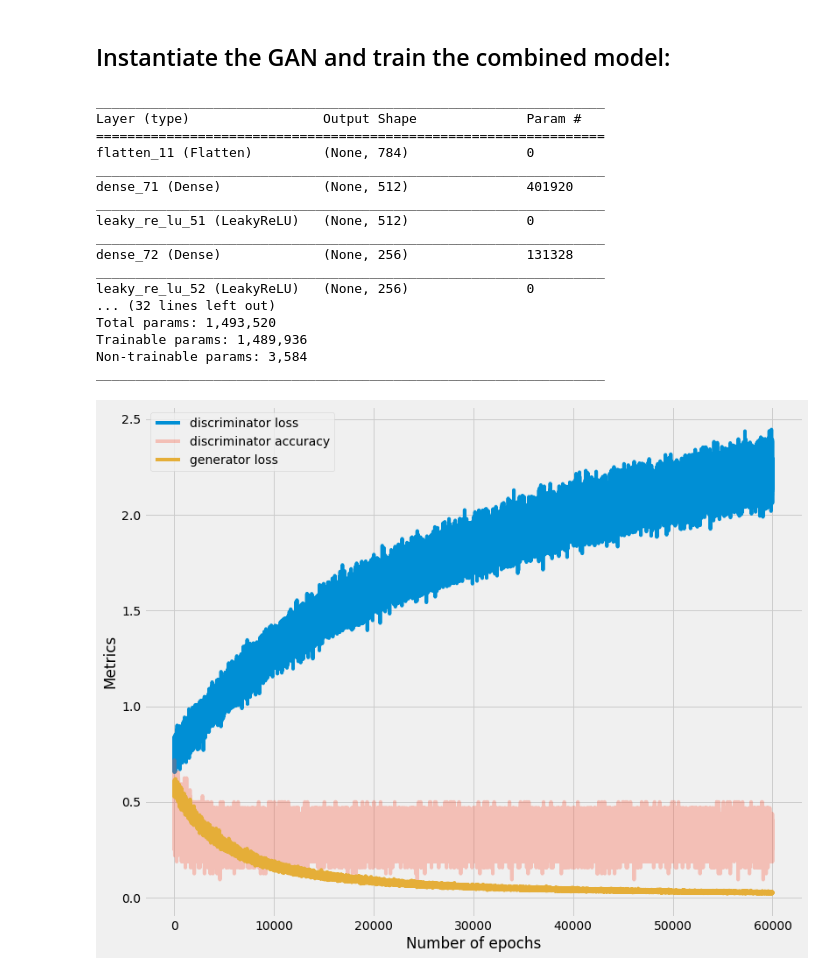
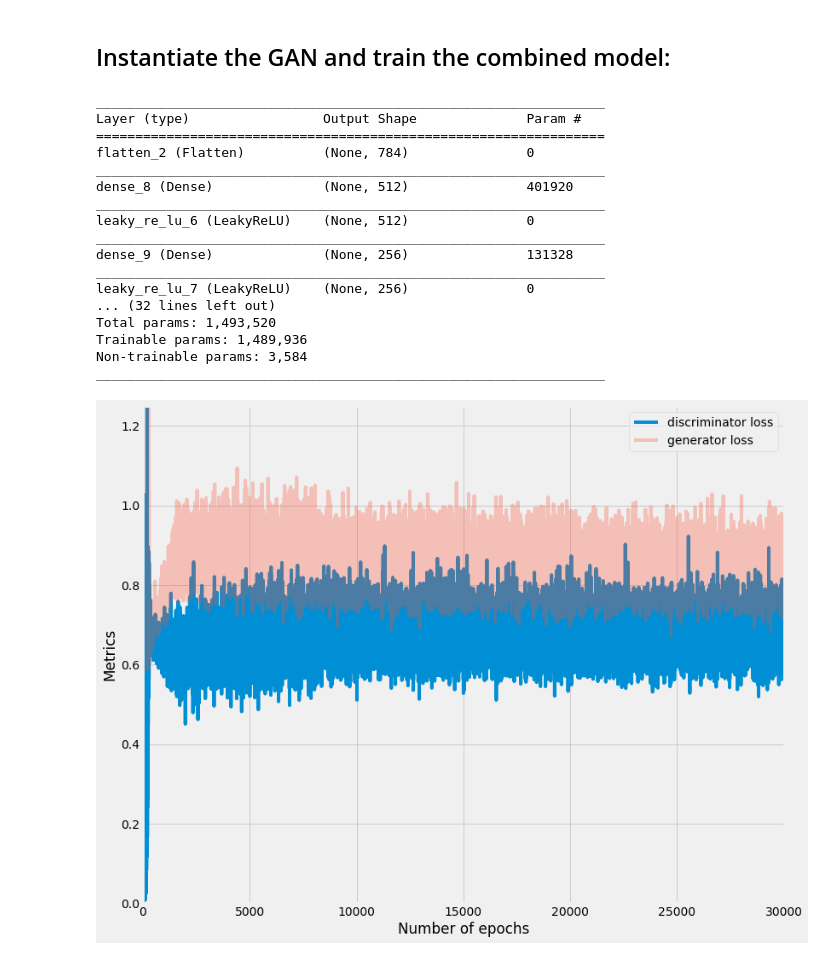
Before and after one commit to ericnewnam/ANNs, a Jupyter notebook: generative_adversarial_network.ipynb, the cells around one changed output. Drawn from its saved outputs; the diff is of its cells as text; code cells hidden in the pictures.

```diff
--- a/generative_adversarial_network.ipynb
+++ b/generative_adversarial_network.ipynb
@@ -50,7 +52,7 @@ class Generative_adversarial_network():
         self.channels = 1
         self.img_shape = (self.img_rows, self.img_cols, self.channels)
 
-        optimizer = Adam(lr=0.0002, epsilon=0.5)
+        optimizer = Adam(0.0002, 0.5)
 
         self.discriminator_acc_list = []
         self.discriminator_loss_list = []
@@ -58,9 +60,6 @@ class Generative_adversarial_network():
 
         # construct field representing the discriminator
         self.discriminator = self.build_discriminator()
-
-        # we will only train the generator with the combined network
-        self.discriminator.trainable = False
         self.discriminator.compile(loss='binary_crossentropy',
                                    optimizer=optimizer,
                                    metrics=['accuracy'])
@@ -76,6 +75,9 @@ class Generative_adversarial_network():
 
         # the generated image
         img_produced = self.generator(z)
+
+        # we will only train the generator with the combined network
+        self.discriminator.trainable = False
 
         # take images as input to discriminator and determine the y_hat
         discriminator_y_hat = self.discriminator(img_produced)
@@ -104,7 +106,7 @@ class Generative_adversarial_network():
         # the last layer is sized as the area of the input units reshaped as a square:
         # rows x cols x channels
         model.add(Dense(np.prod(self.img_shape), activation='tanh'))
-        model.add(Reshape(target_shape=(self.img_shape)))
+        model.add(Reshape(self.img_shape))
 
         model.summary()
 
@@ -159,7 +161,7 @@ class Generative_adversarial_network():
             images_half_batch = X_train[indexes]
 
             # generate some random noise to feed to generator
-            noise = np.random.normal(loc=0.0, scale=1.0, size=(half_batch, 100))
+            noise = np.random.normal(0, 1, (half_batch, 100))
 
             # generate some new images
             gen_images = self.generator.predict(noise)
@@ -174,7 +176,7 @@ class Generative_adversarial_network():
 
             # train the generator -------------------------
 
-            noise = np.random.normal(loc=0.0, scale=1.0, size=(batch_size, 100))
+            noise = np.random.normal(0, 1, (batch_size, 100))
 
             # the generator is going to want the opposition to label the generated images as 1:
             # create a vector of ones as y_train:
@@ -195,9 +197,9 @@ class Generative_adversarial_network():
 
     def save_images(self, epoch):
         rows, cols = 5, 5
-        noise = np.random.normal(loc=0.0, scale=1.0, size=(rows * cols, 100))
+        noise = np.random.normal(0, 1, (rows * cols, 100))
         gen_images = self.generator.predict(noise)
-        #gen_images = 0.5 * gen_images + 0.5
+        gen_images = 0.5 * gen_images + 0.5
 
         fig, axs = plt.subplots(rows, cols)
         count = 0
@@ -216,35 +218,35 @@ gan = Generative_adversarial_network()
 _________________________________________________________________
 Layer (type)                 Output Shape              Param #
 =================================================================
-flatten_11 (Flatten)         (None, 784)               0
+flatten_2 (Flatten)          (None, 784)               0
 _________________________________________________________________
-dense_71 (Dense)             (None, 512)               401920
+dense_8 (Dense)              (None, 512)               401920
 _________________________________________________________________
-leaky_re_lu_51 (LeakyReLU)   (None, 512)               0
+leaky_re_lu_6 (LeakyReLU)    (None, 512)               0
 _________________________________________________________________
-dense_72 (Dense)             (None, 256)               131328
+dense_9 (Dense)              (None, 256)               131328
 _________________________________________________________________
-leaky_re_lu_52 (LeakyReLU)   (None, 256)               0
+leaky_re_lu_7 (LeakyReLU)    (None, 256)               0
 ... (32 lines left out)
 Total params: 1,493,520
 Trainable params: 1,489,936
 Non-trainable params: 3,584
 _________________________________________________________________
 # %%
-gan.train(epochs=60000, batch_size=32, save_interval=1000)
+gan.train(epochs=30000, batch_size=32, save_interval=1000)
 # %%
 plt.figure(figsize=(12, 10))
 plt.style.use('fivethirtyeight')
-x_units = list(range(1, 60001))
+x_units = list(range(1, 30001))
 plt.plot(x_units, gan.discriminator_loss_list, label='discriminator loss')
-plt.plot(x_units, gan.discriminator_acc_list, label='discriminator accuracy', alpha=0.3)
-plt.plot(x_units, gan.generator_loss_list, label='generator loss')
+#plt.plot(x_units, gan.discriminator_acc_list, label='discriminator accuracy', alpha=0.3)
+plt.plot(x_units, gan.generator_loss_list, label='generator loss', alpha=0.3)
 
 # xmin xmax ymin ymax
-#plt.axis([0, 30000, 0.3, 1.0])
+plt.axis([0, 30000, 0, 1.25])
 plt.xlabel('Number of epochs')
 plt.ylabel('Metrics')
 plt.legend()
 plt.show()
 # %% [output]
-[figure, old version]
+[figure, new version]
```
Also changed, not shown: parts of 8 cells of this notebook.
